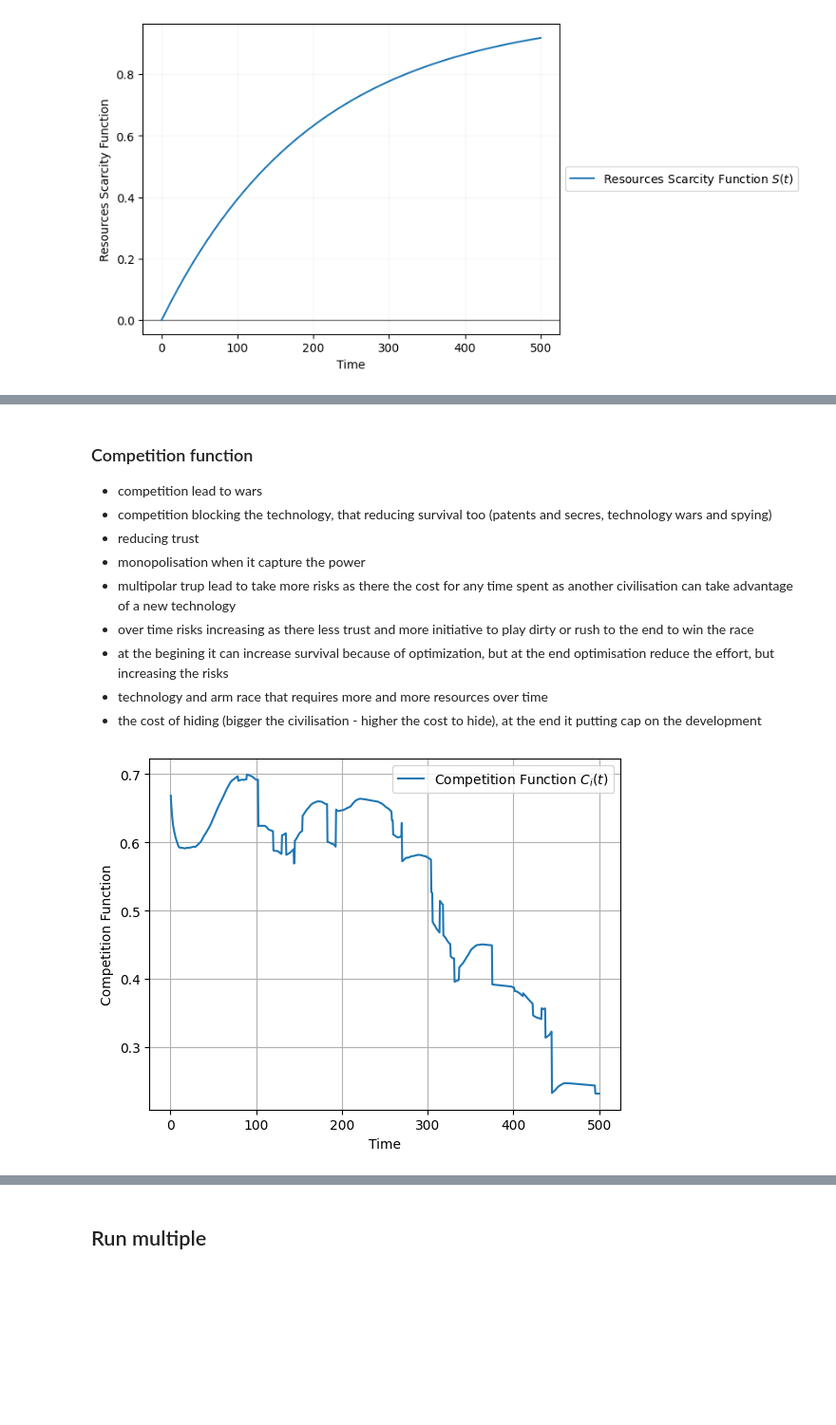
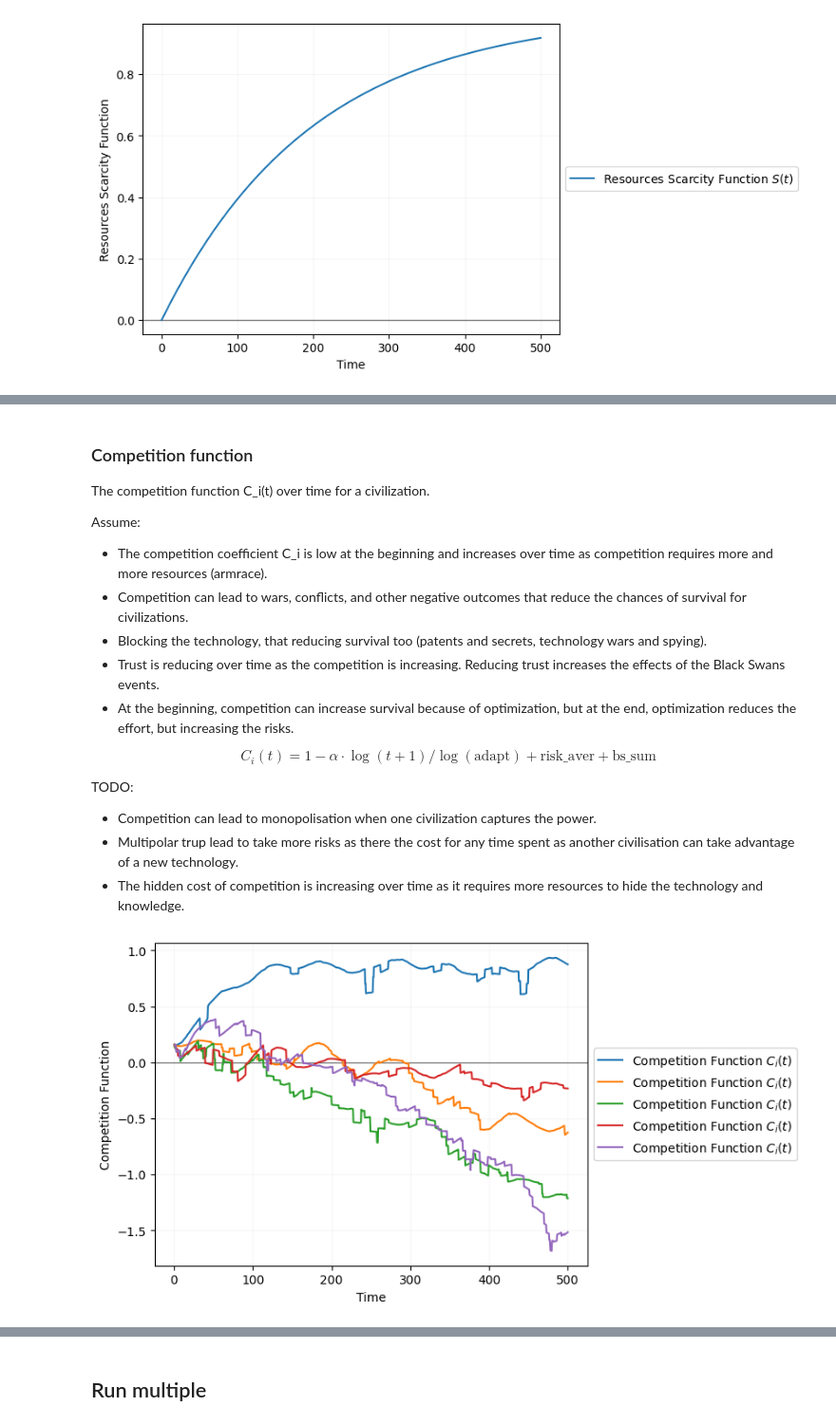
Before and after one commit to Ajasra/DarkForestH, a Jupyter notebook: darkforest.ipynb, the cells around one changed output, grey strips where cells are left out. Shown at 95% size. Cells and saved outputs as stored; diff of their text form; code cells hidden in the pictures; blank space fills up the shorter version.

```diff
--- a/darkforest.ipynb
+++ b/darkforest.ipynb
@@ -247,8 +350,9 @@ def collaboration_function(t, risk, bs_sum, r_aver=20, adapt=30, R_i=0.3):
 # %%
-col_f = collaboration_function(t, risk, bs_sum, 20)
+collaboration_f = []
 
-plt.plot(t, col_f, label='Collaboration Function $C_i(t)$')
-plt.xlabel('Time')
-plt.ylabel('Collaboration Function')
-plt.legend()
+for i in range(5):
+    col_f = collaboration_function(t, risk_f[i]['value'], bs_compound_f[i]['value'], 20)
+    collaboration_f.append({'label':'Collaboration Function $C_i(t)$', 'value': col_f})
+
+plot(collaboration_f, 'Time', 'Collaboration Function')
 # %% [output]
@@ -276,7 +398,17 @@ def survival_probability_function(t, risk, col_f, alpha=0.01, risk_coef=0.1):
 
     return survival
 # %%
-alpha = 0.01
-risk_coef = random.random() * .2
-survival = survival_probability_function(t, risk, col_f, alpha, risk_coef)
-exp_survival = expansion_function(t) * survival
+survival_f = []
+exp_survival_f = []
+
+for i in range(5):
+    alpha = 0.01
+    risk_coef = random.random() * .2
+    survival = survival_probability_function(t, risk_f[i]['value'], collaboration_f[i]['value'], alpha, risk_coef)
+    exp_survival = expansion_function(t) * survival
+    survival_f.append({'label':'Survival Probability Function $S_i(t)$', 'value': survival})
+    exp_survival_f.append({'label':'Expansion Function $E_i(t)$ * Survival Probability Function $S_i(t)$', 'value': exp_survival})
+
+data = [exp_survival_f, survival_f, risk_f, collaboration_f]
+
+plot_multiple(data, 'Time', 'Survival Probability Function')
@@ -298,12 +421,23 @@ plt.gcf().set_size_inches(10, 5)
 # %% [markdown]
 ### Competition function
-- competition lead to wars
-- competition  blocking the technology, that reducing survival too (patents and secres, technology wars and spying)
-- reducing trust
-- monopolisation when it capture the power
-- multipolar trup lead to take more risks as there the cost for any time spent as another civilisation can take advantage of a new technology
-- over time risks increasing as there less trust and more initiative to play dirty or rush to the end to win the race
-- at the begining it can increase survival because of optimization, but at the end optimisation reduce the effort, but increasing the risks
-- technology and arm race that requires more and more resources over time
-- the cost of hiding (bigger the civilisation - higher the cost to hide), at the end it putting cap on the development
+
+The competition function C_i(t) over time for a civilization.
+
+Assume:
+- The competition coefficient C_i is low at the beginning and increases over time as competition requires more and more resources (armrace).
+- Competition can lead to wars, conflicts, and other negative outcomes that reduce the chances of survival for civilizations.
+- Blocking the technology, that reducing survival too (patents and secrets, technology wars and spying).
+- Trust is reducing over time as the competition is increasing. Reducing trust increases the effects of the Black Swans events.
+- At the beginning, competition can increase survival because of optimization, but at the end, optimization reduces the effort, but increasing the risks.
+
+$$
+\begin{equation}
+C_i(t) = 1 - \alpha \cdot \log(t + 1) / \log(\text{adapt}) + \text{risk\_aver} + \text{bs\_sum}
+\end{equation}
+$$
+
+TODO:
+- Competition can lead to monopolisation when one civilization captures the power.
+- Multipolar trup lead to take more risks as there the cost for any time spent as another civilisation can take advantage of a new technology.
+- The hidden cost of competition is increasing over time as it requires more resources to hide the technology and knowledge.
 # %%
@@ -334,13 +472,13 @@ def competition_function(t, risk, col_f, bs_sum, alpha, adapt=30, R_i=0.3, r_ave
 # %%
-alpha = random.random() * .3
-comp_f = competition_function(t, risk, col_f, bs_sum, alpha)
+competition_f = []
 
-plt.plot(t, comp_f, label='Competition Function $C_i(t)$')
-plt.xlabel('Time')
-plt.ylabel('Competition Function')
-plt.legend()
-plt.grid()
+for i in range(5):
+    alpha = random.random() * .3
+    comp_f = competition_function(t, risk_f[i]['value'], bs_compound_f[i]['value'], alpha)
+    competition_f.append({'label':'Competition Function $C_i(t)$', 'value': comp_f})
+
+plot(competition_f, 'Time', 'Competition Function')
 # %% [output]
-[figure, old version]
+[figure, new version]
 # %% [markdown]
 ### Survival probability function with competition
```
Also changed, not shown: parts of 31 cells of this notebook.
